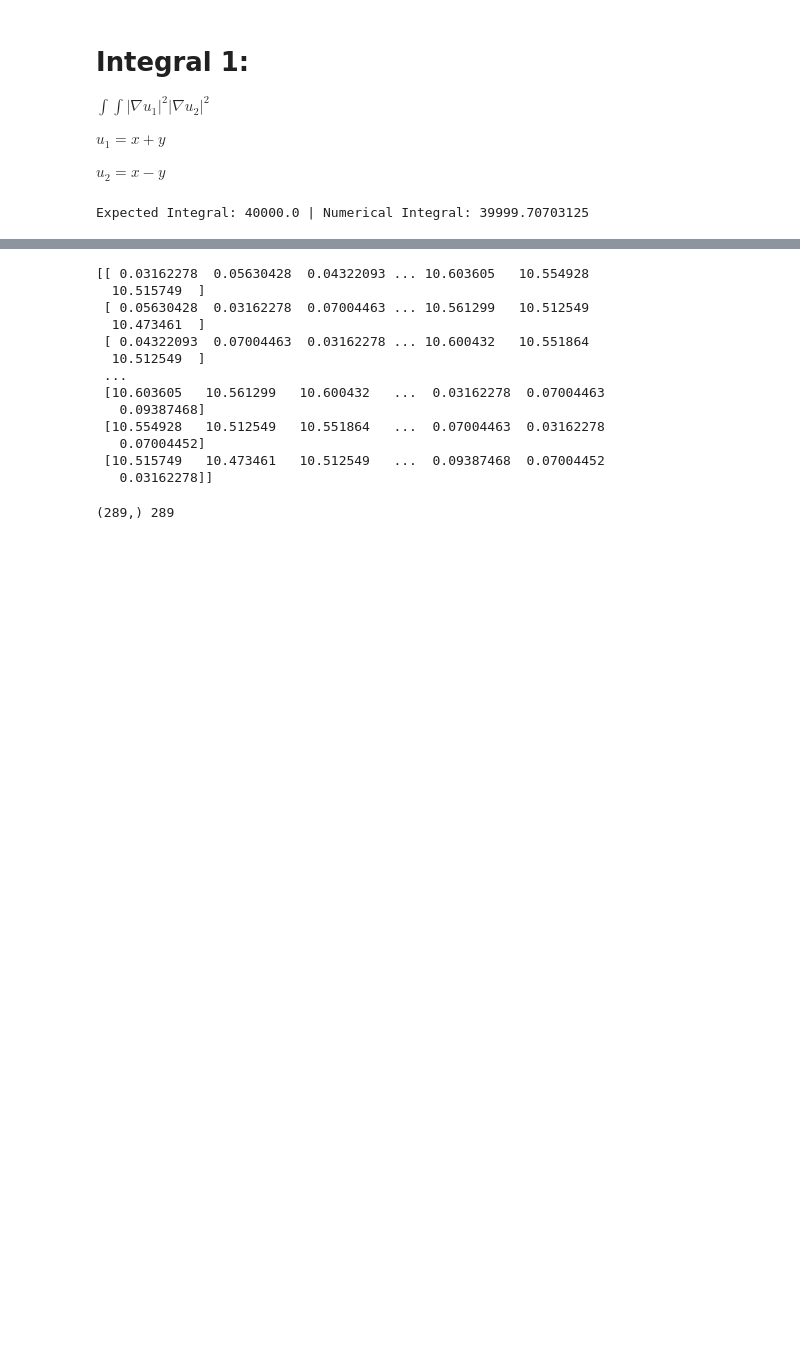
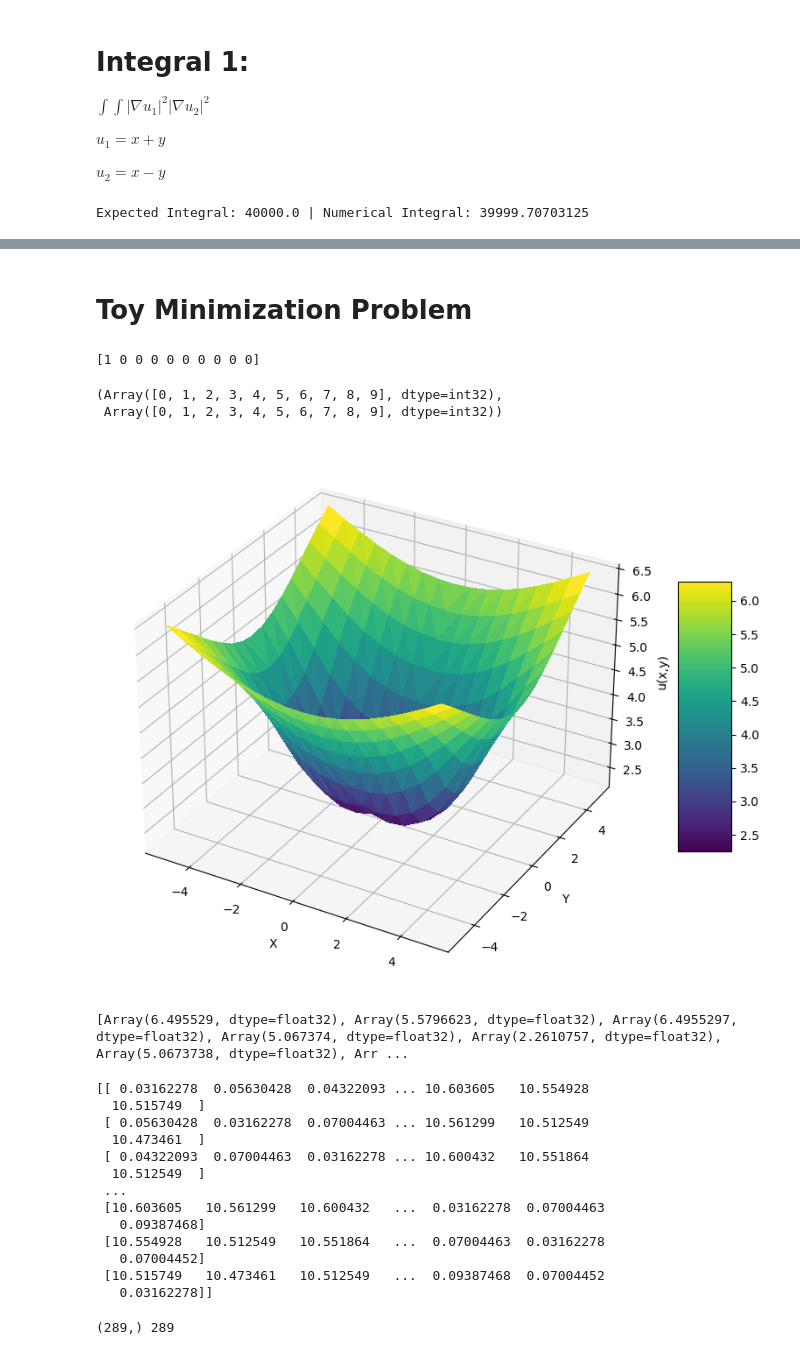
Before and after one commit to vcaipu/cqednumerics, a Jupyter notebook: examples/2DInteraction.ipynb, the cells around one changed output, grey strips where cells are left out. Cells and saved outputs as stored; diff of their text form; code cells hidden in the pictures; blank space fills up the shorter version.

Commit message:
visualize 2D potential

```diff
--- a/examples/2DInteraction.ipynb
+++ b/examples/2DInteraction.ipynb
@@ -521,3 +583,63 @@ Expected Integral: 40000.0 | Numerical Integral: 39999.70703125
+# %% [markdown]
+# Toy Minimization Problem
+# %%
+x = jnp.arange(0,10)
+y = jnp.arange(0, 10)
+z = jnp.arange(0, 10)
+
+def indicator(x,y,z):
+    return
+
+
+print((x < 1).astype(jnp.int16))
+x,y
+# %% [output]
+[1 0 0 0 0 0 0 0 0 0]
+(Array([0, 1, 2, 3, 4, 5, 6, 7, 8, 9], dtype=int32),
+ Array([0, 1, 2, 3, 4, 5, 6, 7, 8, 9], dtype=int32))
+# %%
+def theta(x_vec):
+    x,y = x_vec[0],x_vec[1]
+    sideLen = 3
+    centerLeft,centerRight = (-2,0), (2,0)
+    cond1 = (jnp.abs(x-centerLeft[0]) <= sideLen / 2) & (jnp.abs(y-centerLeft[1]) <= sideLen / 2)
+    cond2 = (jnp.abs(x-centerRight[0]) <= sideLen / 2) & (jnp.abs(y-centerRight[1]) <= sideLen / 2)
+    return cond1 | cond2
+
+def greens_analytical(x):
+    func = lambda u,grad_u,x: u * 1/ (2*jnp.pi) * jnp.log(jnp.linalg.norm(x - loc_response))
+
+
+
+
+# print(theta(x,y))
+
+# femsystem.plot_func_2d(lambda a,b: theta([a,b]))
+u_global = jnp.zeros(femsystem.dofs)
+
+pot = []
+
+
+for index in femsystem.all_dofs:
+    loc_response = femsystem.doflocs[:,index]
+    # print(loc_response)
+
+    def func(u,grad_u,x):
+        # print(x.shape,loc_response.shape)
+        return theta(x) / (2*jnp.pi) * jnp.log(jnp.sqrt((x[0] - loc_response[0])**2 + (x[1] - loc_response[1])**2))
+
+    res = femsystem.integrate(func,u_global)
+    pot.append(res)
+
+femsystem._plot_u_2d_in_3d(pot,plot_title="")
+
+print(pot)
+# print(femsystem.all_dofs)
+
+# femsystem.greens()
+# %% [output]
+[figure, added]
+[Array(6.495529, dtype=float32), Array(5.5796623, dtype=float32), Array(6.4955297, dtype=float32), Array(5.067374, dtype=float32), Array(2.2610757, dtype=float32), Array(5.0673738, dtype=float32), Arr ...
 # %%
 def K(x,y):
     epsilon = 1e-3
```
Also changed, not shown: parts of 7 cells of this notebook.
